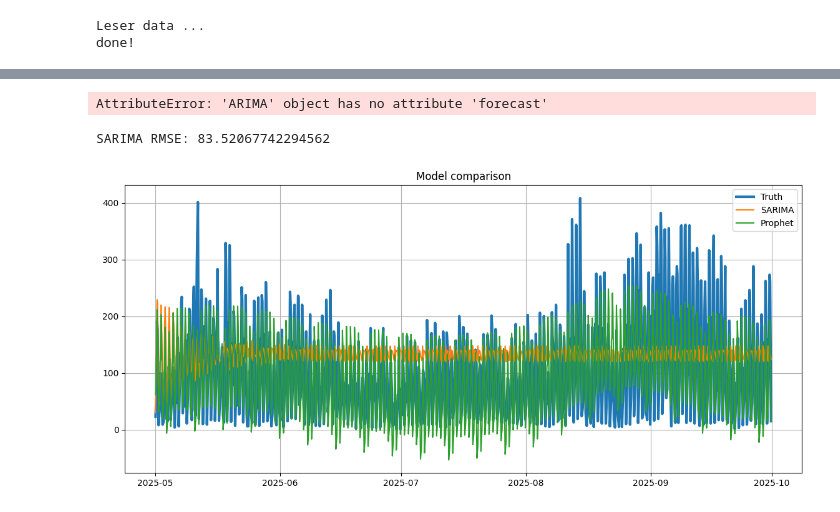
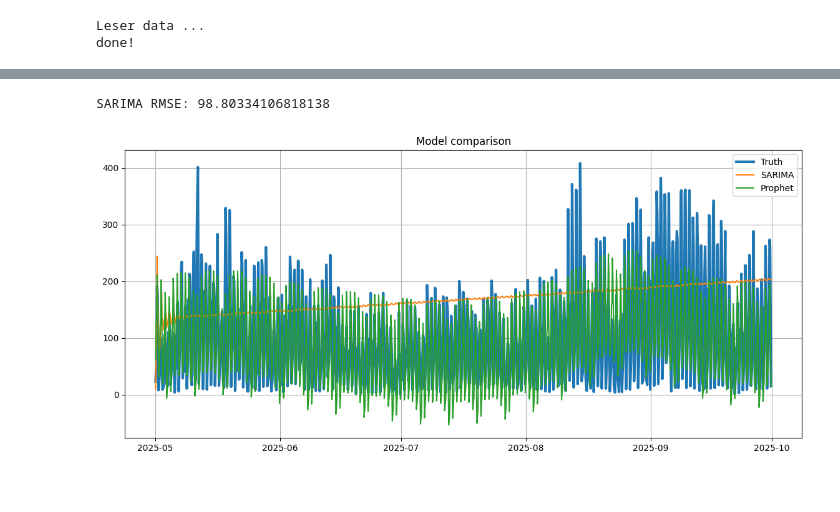
Before and after one commit to jensmorten/sykkelprofet, a Jupyter notebook: konkurranse/battle.ipynb, the cells around one changed output, grey strips where cells are left out. Saved outputs shown, nothing was run; the diff lists cells and outputs as text; code cells hidden in the pictures.

```diff
--- a/konkurranse/battle.ipynb
+++ b/konkurranse/battle.ipynb
@@ -108,19 +120,18 @@ plt.show()
 # %%
-auto_forecast=auto_model.forecast(steps=len(test))
-rmse_auto = rmse(test_truth["y"].values, auto_forecast)
+#auto_forecast=auto_model.forecast(steps=len(test))
+#rmse_auto = rmse(test_truth["y"].values, auto_forecast)
-# %% [output]
-AttributeError: 'ARIMA' object has no attribute 'forecast'
 # %%
-seasonal_period = 8  # døgnsesong
+order = (3, 1, 7)            # (p, d, q)
+seasonal_order = (2, 1, [1,2], 8) # (P, D, Q, s)
 
 sarima_model = SARIMAX(
     train["y"],
-    order=(2,0,2),              # ← ingen ordinær differensiering
-    seasonal_order=(1,1,1,8),   # døgnsesong
+    order=order,
+    seasonal_order=seasonal_order,
+    trend='c',
     enforce_stationarity=False,
     enforce_invertibility=False
 )
-
 
 sarima_fit = sarima_model.fit(disp=False)
 
@@ -130,21 +141,21 @@ rmse_sarima = rmse(test_truth["y"].values, sarima_forecast)
 
 print("SARIMA RMSE:", rmse_sarima)
 # %% [output]
-SARIMA RMSE: 83.52067742294562
+SARIMA RMSE: 98.80334106818138
 # %%
 plt.figure(figsize=(14,6))
 
 plt.plot(test["ds"], test_truth["y"], label="Truth", linewidth=3)
 plt.plot(test["ds"], sarima_forecast, label="SARIMA")
-plt.plot(test["ds"], model, label="auto_arima")
+#plt.plot(test["ds"], model, label="auto_arima")
 plt.plot(test["ds"], prophet_pred, label="Prophet")
 
 plt.title("Model comparison")
 plt.legend()
 plt.grid(True)
 plt.show()
 # %% [output]
-[figure, old version]
+[figure, new version]
 # %%
 def create_sequences(data, window=24):
     X, y = [], []
```
Also changed, not shown: parts of 5 cells of this notebook, 1 other file.
